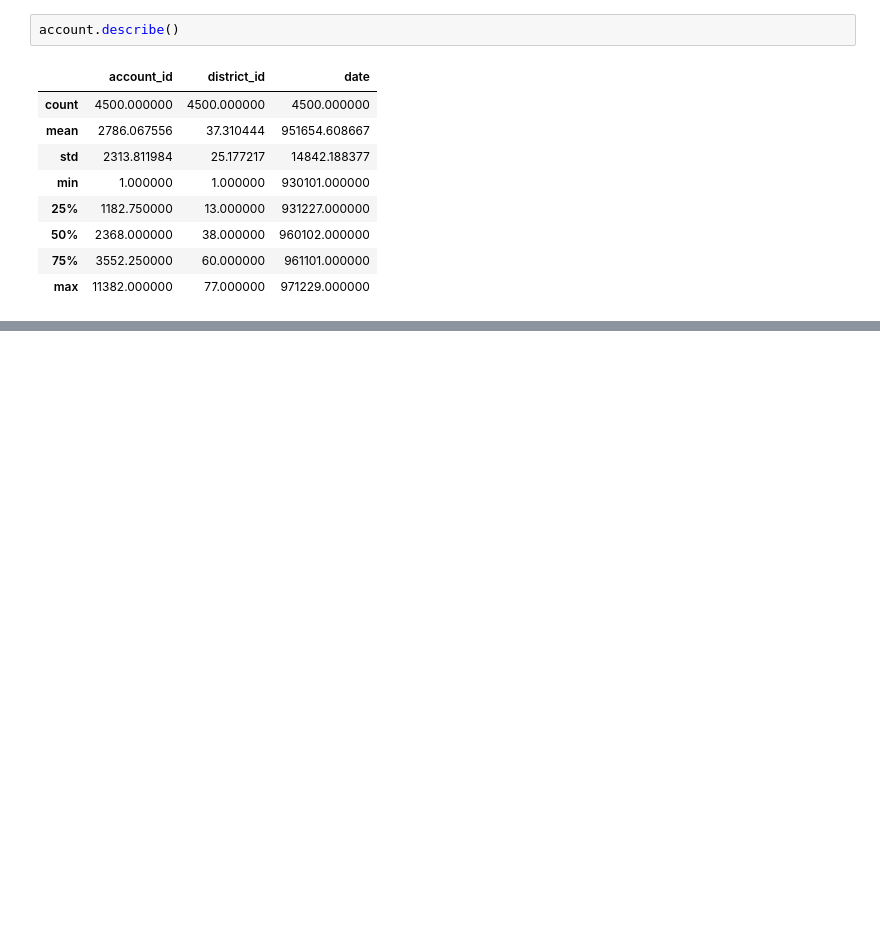
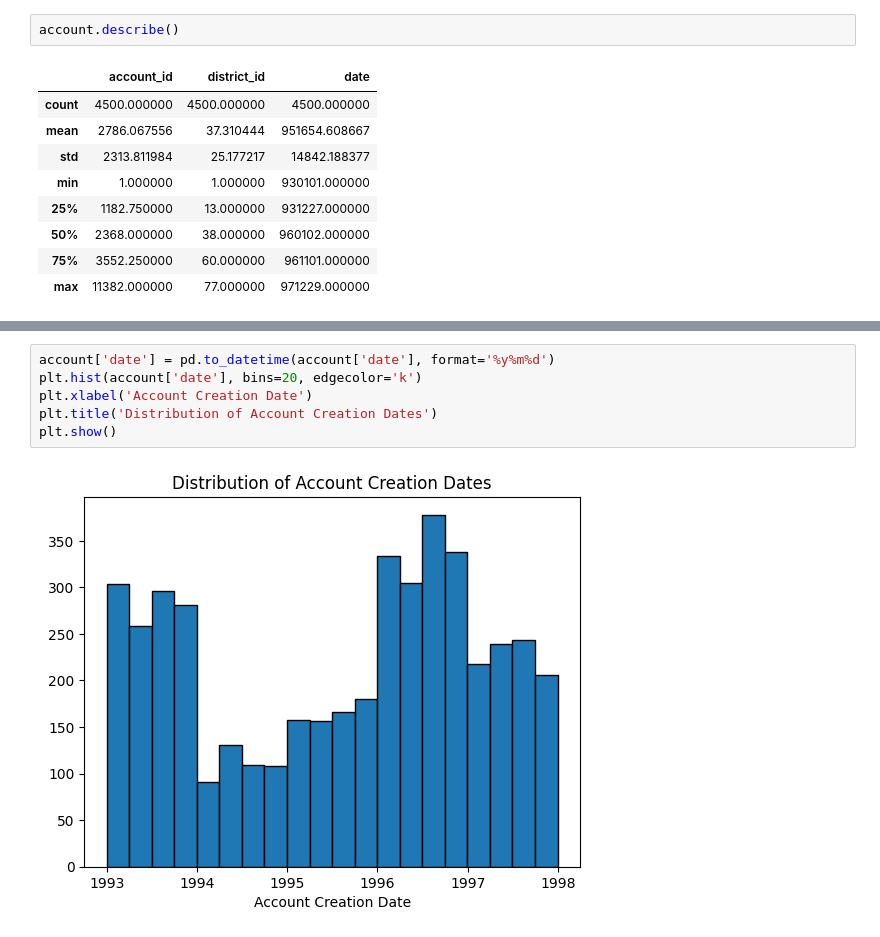
Before and after one commit to DanielaTomas/FCUP-DM1, a Jupyter notebook: DM1.ipynb, the cells around one changed output, grey strips where cells are left out. Cells and saved outputs as stored; diff of their text form; blank space fills up the shorter version.

```diff
--- a/DM1.ipynb
+++ b/DM1.ipynb
@@ -65,0 +330,8 @@ account.describe()
+# %%
+account['date'] = pd.to_datetime(account['date'], format='%y%m%d')
+plt.hist(account['date'], bins=20, edgecolor='k')
+plt.xlabel('Account Creation Date')
+plt.title('Distribution of Account Creation Dates')
+plt.show()
+# %% [output]
+[figure, added]
```
Also changed, not shown: parts of 33 cells of this notebook.
